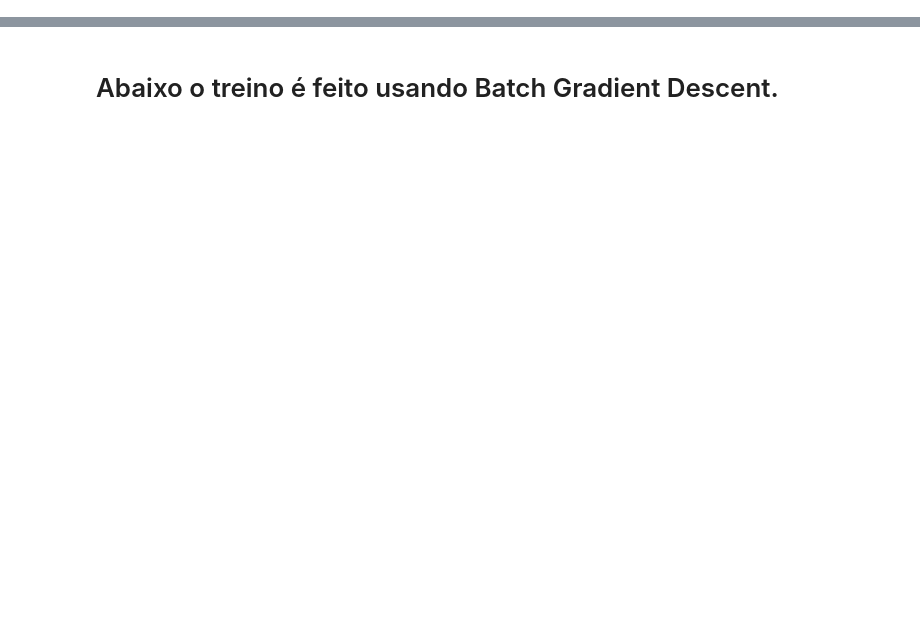
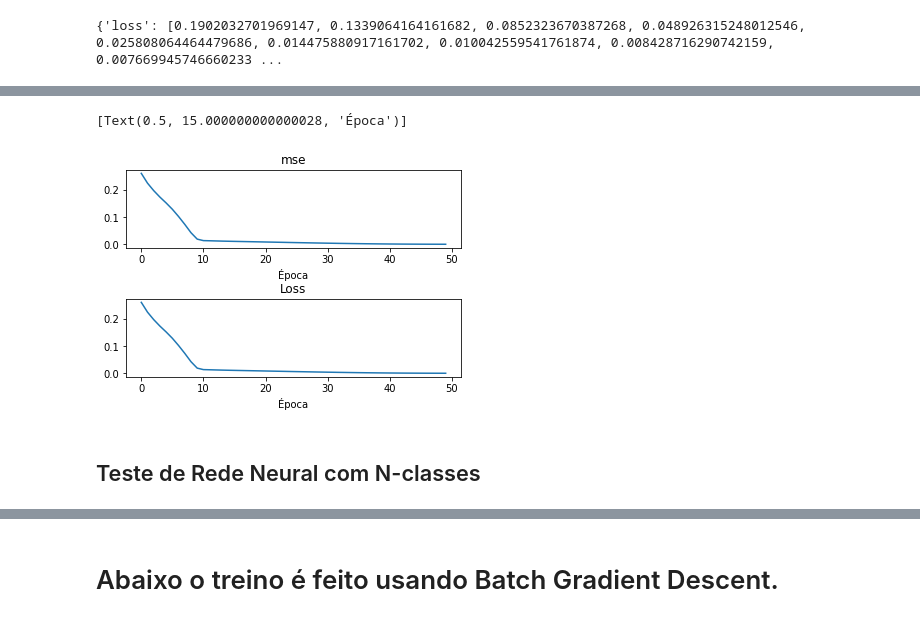
Before and after one commit to PedroNunes92/15-DeepLearning, a Jupyter notebook: keras.ipynb, the cells around one changed output, grey strips where cells are left out. Drawn from its saved outputs; the diff is of its cells as text; code cells hidden in the pictures; blank space fills up the shorter version.

```diff
--- a/keras.ipynb
+++ b/keras.ipynb
@@ -27,0 +232,21 @@ print(keras.__version__)
+# %%
+
+
+#gerando dados de regressão
+X, y = make_regression(n_samples=1000, n_features=2, noise=0.1, random_state=1)
+
+scalarX, scalarY = MinMaxScaler(), MinMaxScaler()
+scalarX.fit(X)
+scalarY.fit(y.reshape(1000,1))
+
+X = scalarX.transform(X)
+y = scalarY.transform(y.reshape(1000,1))
+
+# define and fit the final model
+model = Sequential()
+model.add(Dense(4, input_dim=2, activation='relu'))
+model.add(Dense(4, activation='relu'))
+model.add(Dense(1, activation='linear'))
+model.compile(loss='mse', optimizer='adam', metrics=['mse'])
+
+history = model.fit(X, y, epochs=50, verbose=1)
@@ -27,0 +271,22 @@ print(keras.__version__)
+# %%
+print(history.history)
+# %% [output]
+{'loss': [0.1902032701969147, 0.1339064164161682, 0.0852323670387268, 0.048926315248012546, 0.025808064464479686, 0.014475880917161702, 0.010042559541761874, 0.008428716290742159, 0.007669945746660233 ...
+# %%
+score = model.evaluate(X, y)
+print(score)
+
+fig, axs = pyplot.subplots(2)
+
+fig.tight_layout(pad=3.0)
+
+x=history.history['mse']
+axs[0].plot(x)
+axs[0].set_title('mse')
+axs[0].set(xlabel='Época')
+
+x=history.history['loss']
+axs[1].plot(x)
+axs[1].set_title('Loss')
+axs[1].set(xlabel='Época')
+# %% [output]
@@ -27,0 +295,4 @@ print(keras.__version__)
+[Text(0.5, 15.000000000000028, 'Época')]
+[figure, added]
+# %% [markdown]
+## Teste de Rede Neural com N-classes
```
Also changed, not shown: parts of 66 cells of this notebook, 4 other files.
